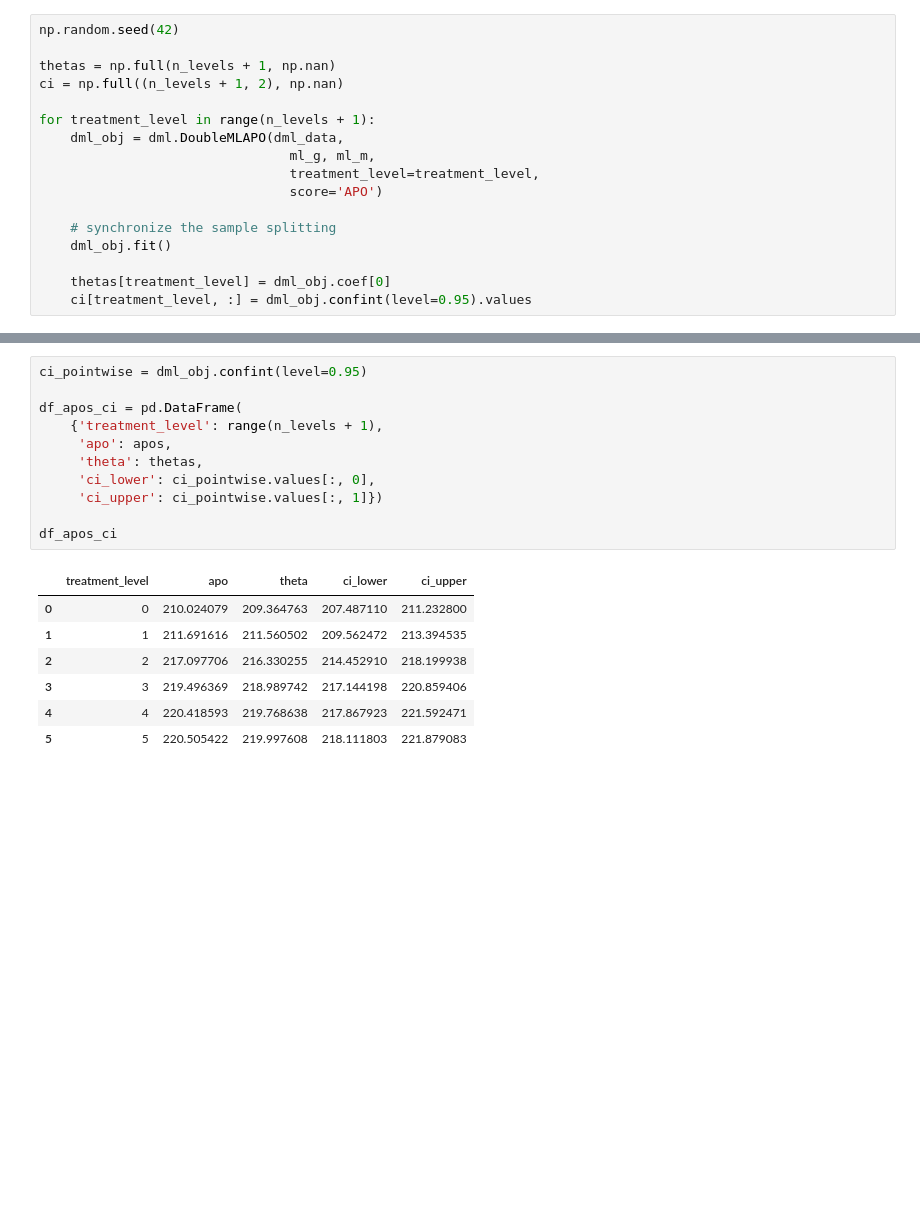
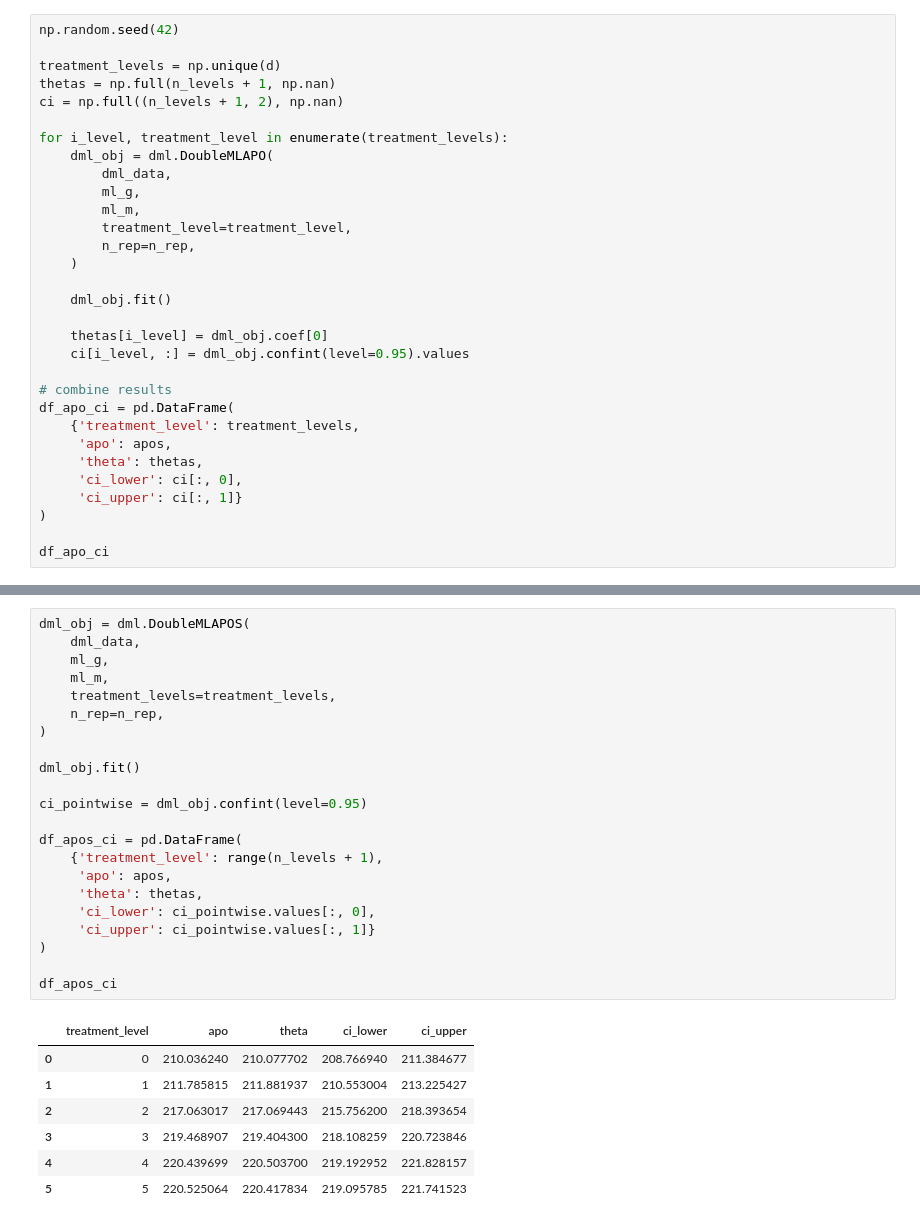
Before and after one commit to DoubleML/doubleml-docs, a Jupyter notebook: doc/examples/py_double_ml_apo.ipynb, the cells around one changed output, grey strips where cells are left out. Saved outputs shown, nothing was run; the diff lists cells and outputs as text; blank space fills up the shorter version.

```diff
--- a/doc/examples/py_double_ml_apo.ipynb
+++ b/doc/examples/py_double_ml_apo.ipynb
@@ -109,17 +148,31 @@ Levels and their counts:
 # %%
 np.random.seed(42)
 
+treatment_levels = np.unique(d)
 thetas = np.full(n_levels + 1, np.nan)
 ci = np.full((n_levels + 1, 2), np.nan)
 
-for treatment_level in range(n_levels + 1):
-    dml_obj = dml.DoubleMLAPO(dml_data,
-                                ml_g, ml_m,
-                                treatment_level=treatment_level,
-                                score='APO')
+for i_level, treatment_level in enumerate(treatment_levels):
+    dml_obj = dml.DoubleMLAPO(
+        dml_data,
+        ml_g,
+        ml_m,
+        treatment_level=treatment_level,
+        n_rep=n_rep,
+    )
 
-    # synchronize the sample splitting
     dml_obj.fit()
 
-    thetas[treatment_level] = dml_obj.coef[0]
-    ci[treatment_level, :] = dml_obj.confint(level=0.95).values
+    thetas[i_level] = dml_obj.coef[0]
+    ci[i_level, :] = dml_obj.confint(level=0.95).values
+
+# combine results
+df_apo_ci = pd.DataFrame(
+    {'treatment_level': treatment_levels,
+     'apo': apos,
+     'theta': thetas,
+     'ci_lower': ci[:, 0],
+     'ci_upper': ci[:, 1]}
+)
+
+df_apo_ci
@@ -172,19 +216,30 @@ dml_obj.fit()
 # %%
+dml_obj = dml.DoubleMLAPOS(
+    dml_data,
+    ml_g,
+    ml_m,
+    treatment_levels=treatment_levels,
+    n_rep=n_rep,
+)
+
+dml_obj.fit()
+
 ci_pointwise = dml_obj.confint(level=0.95)
 
 df_apos_ci = pd.DataFrame(
     {'treatment_level': range(n_levels + 1),
      'apo': apos,
      'theta': thetas,
      'ci_lower': ci_pointwise.values[:, 0],
-     'ci_upper': ci_pointwise.values[:, 1]})
+     'ci_upper': ci_pointwise.values[:, 1]}
+)
 
 df_apos_ci
 # %% [output]
 |  | treatment_level | apo | theta | ci_lower | ci_upper |
-| 0 | 0 | 210.024079 | 209.364763 | 207.487110 | 211.232800 |
-| 1 | 1 | 211.691616 | 211.560502 | 209.562472 | 213.394535 |
-| 2 | 2 | 217.097706 | 216.330255 | 214.452910 | 218.199938 |
-| 3 | 3 | 219.496369 | 218.989742 | 217.144198 | 220.859406 |
-| 4 | 4 | 220.418593 | 219.768638 | 217.867923 | 221.592471 |
-| 5 | 5 | 220.505422 | 219.997608 | 218.111803 | 221.879083 |
+| 0 | 0 | 210.036240 | 210.077702 | 208.766940 | 211.384677 |
+| 1 | 1 | 211.785815 | 211.881937 | 210.553004 | 213.225427 |
+| 2 | 2 | 217.063017 | 217.069443 | 215.756200 | 218.393654 |
+| 3 | 3 | 219.468907 | 219.404300 | 218.108259 | 220.723846 |
+| 4 | 4 | 220.439699 | 220.503700 | 219.192952 | 221.828157 |
+| 5 | 5 | 220.525064 | 220.417834 | 219.095785 | 221.741523 |
```
Also changed, not shown: parts of 36 cells of this notebook, 1 other file.
